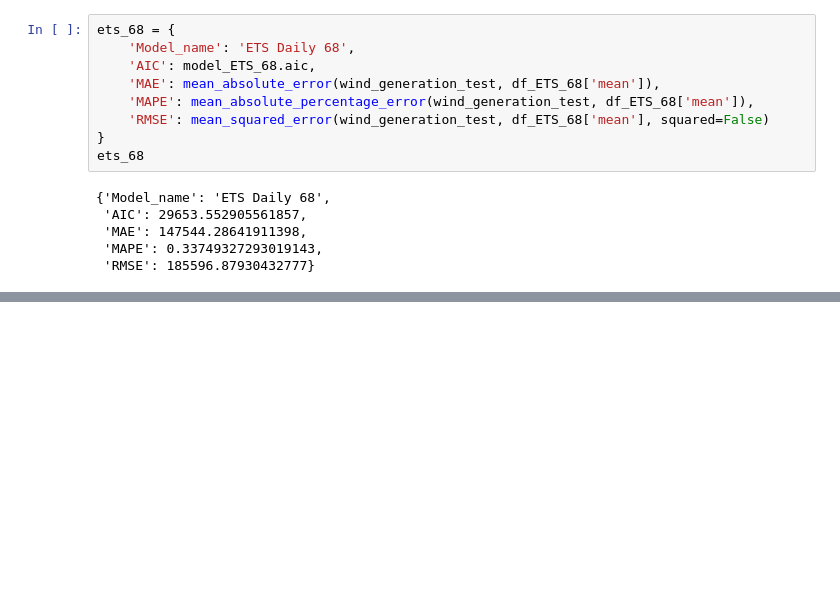
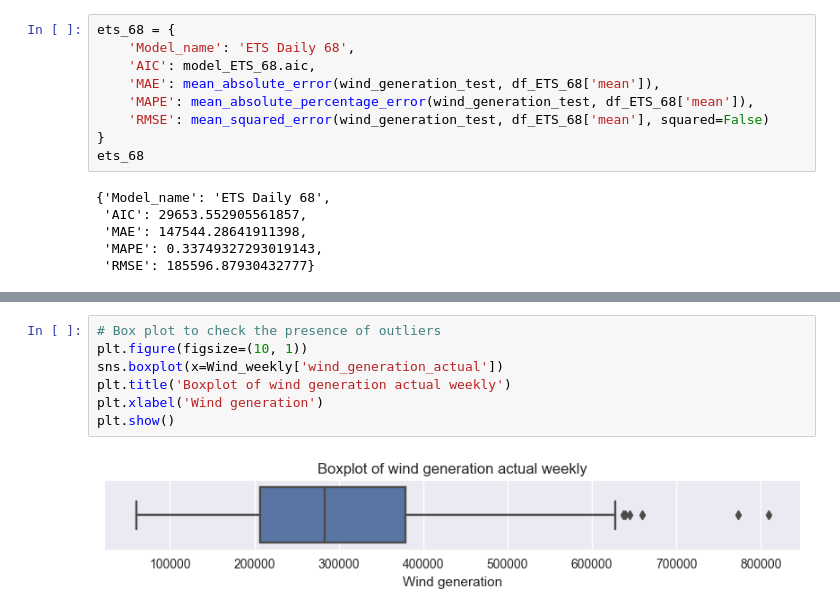
Before and after one commit to AlessandroSignoretto/Statistical_Models_project, a Jupyter notebook: Models_project.ipynb, the cells around one changed output, grey strips where cells are left out. Cells and saved outputs as stored; diff of their text form; blank space fills up the shorter version.

```diff
--- a/Models_project.ipynb
+++ b/Models_project.ipynb
@@ -702,0 +749,9 @@ ets_68
+# %%
+# Box plot to check the presence of outliers
+plt.figure(figsize=(10, 1))
+sns.boxplot(x=Wind_weekly['wind_generation_actual'])
+plt.title('Boxplot of wind generation actual weekly')
+plt.xlabel('Wind generation')
+plt.show()
+# %% [output]
+[figure, added]
```
Also changed, not shown: parts of 15 cells of this notebook.
